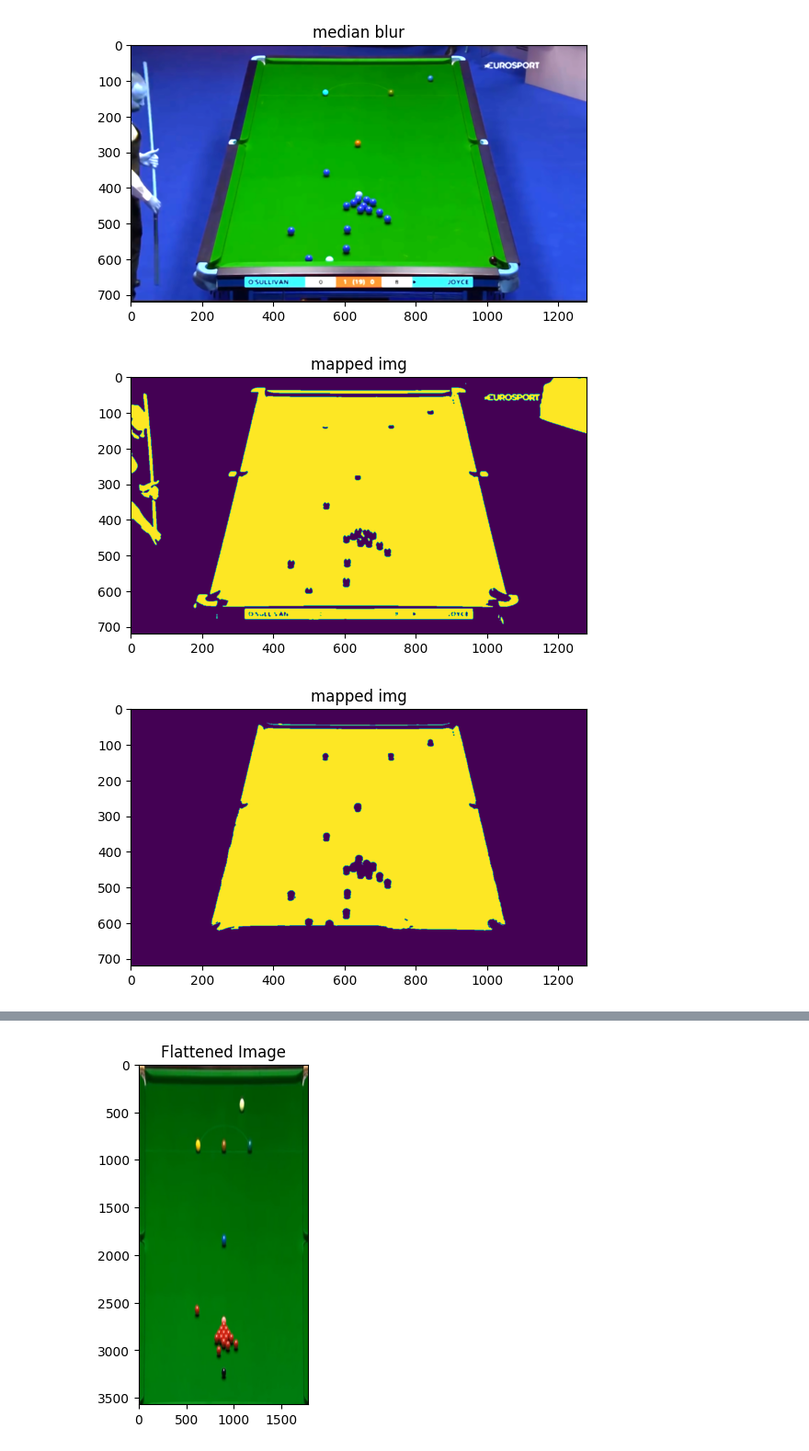
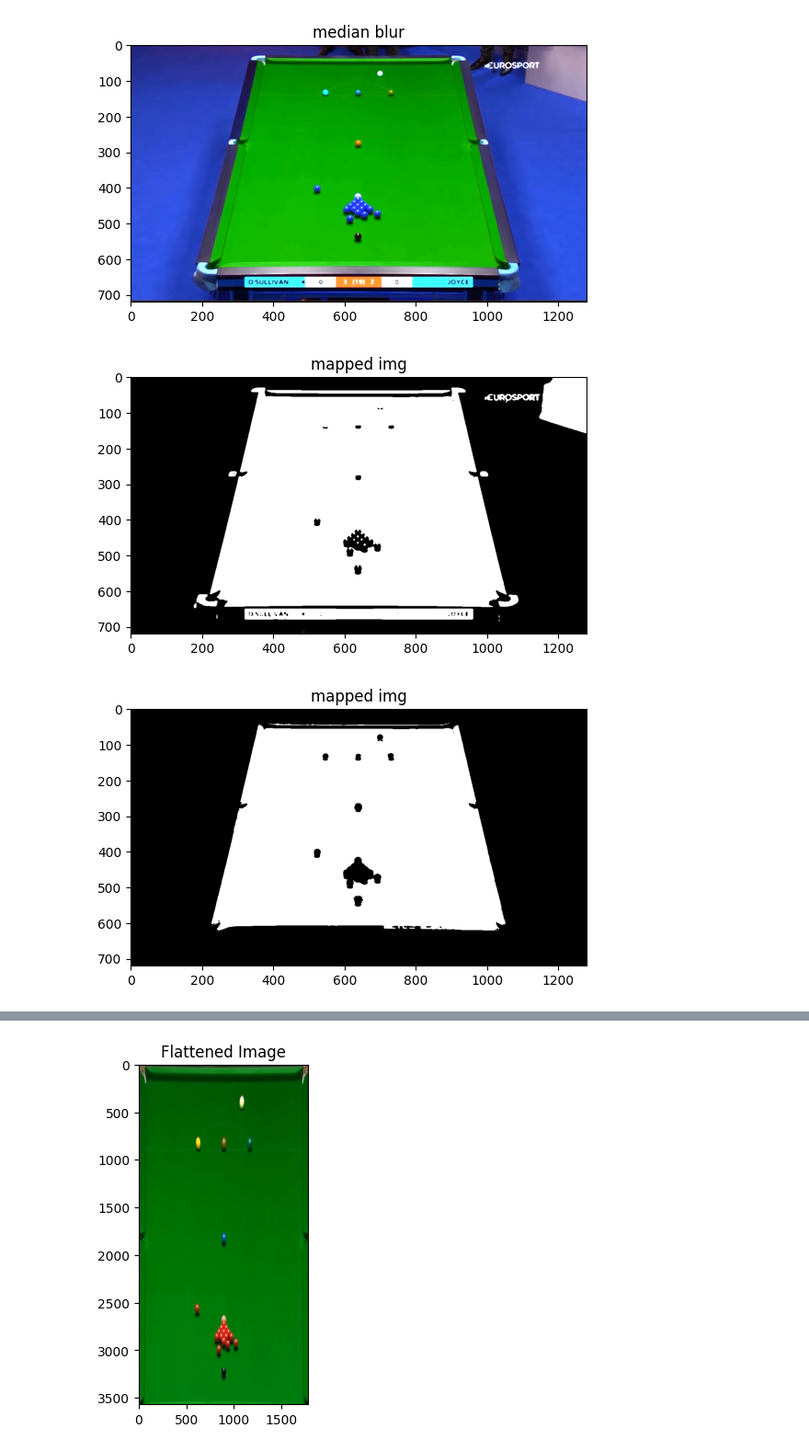
Before and after one commit to SamuelCorecco/Computer_Vision_Project, a Jupyter notebook: Task2.ipynb, the cells around one changed output, grey strips where cells are left out. Shown at 92% size. Saved outputs shown, nothing was run; the diff lists cells and outputs as text; code cells hidden in the pictures.

```diff
--- a/Task2.ipynb
+++ b/Task2.ipynb
@@ -4,7 +4,7 @@ import numpy as np
 import matplotlib.pyplot as plt
 cv2.destroyAllWindows()
 # %%
-image_path = 'reference_frame.png'
+image_path = 'test_image.png'
 
 image = cv2.imread(image_path)
 
@@ -32,7 +32,7 @@ plt.imshow(image)
 plt.title('median blur')
 plt.show()
 # %% [output]
-[figure, old version]
+[figure, new version]
 # %%
 # now map to gray scale but only with 2 colors
 # more blue more black more green more white
@@ -42,35 +42,35 @@ def map_to_gray(image):
     gray_mapped = np.where(image[..., 1] > threshold, 255, 0)
     return gray_mapped.astype(np.uint8)
 
 # map to gray in proportion to the green channel, more green more white
 def map_to_gray2(image):
     # Compute the average value for each color channel
     avg_red = np.mean(image[:, :, 0])
     avg_green = np.mean(image[:, :, 1])
     avg_blue = np.mean(image[:, :, 2])
 
     # Create a mask where green is higher than average and red and blue are below their averages
     mask = (image[:, :, 1] > avg_green) & (image[:, :, 0] < avg_red) & (image[:, :, 2] < avg_blue)
 
     # Apply the mask to set selected pixels to white, others to black
     gray_mapped = np.where(mask, 255, 0)
 
     # Return the resulting image
     return gray_mapped.astype(np.uint8)
 
 
 image_2 = image.copy()
 image_2 = map_to_gray(image_2)
 
-plt.imshow(image_2)
+# show black and white image
+plt.imshow(image_2, cmap='gray')
 plt.title('mapped img')
 plt.show()
 
-
 image = map_to_gray2(image)
-plt.imshow(image)
+plt.imshow(image, cmap='gray')
 plt.title('mapped img')
 plt.show()
 # %% [output]
-[figure, old version]
+[figure, new version]
-[figure, old version]
+[figure, new version]
```
Also changed, not shown: parts of 4 cells of this notebook, 3 other files.
